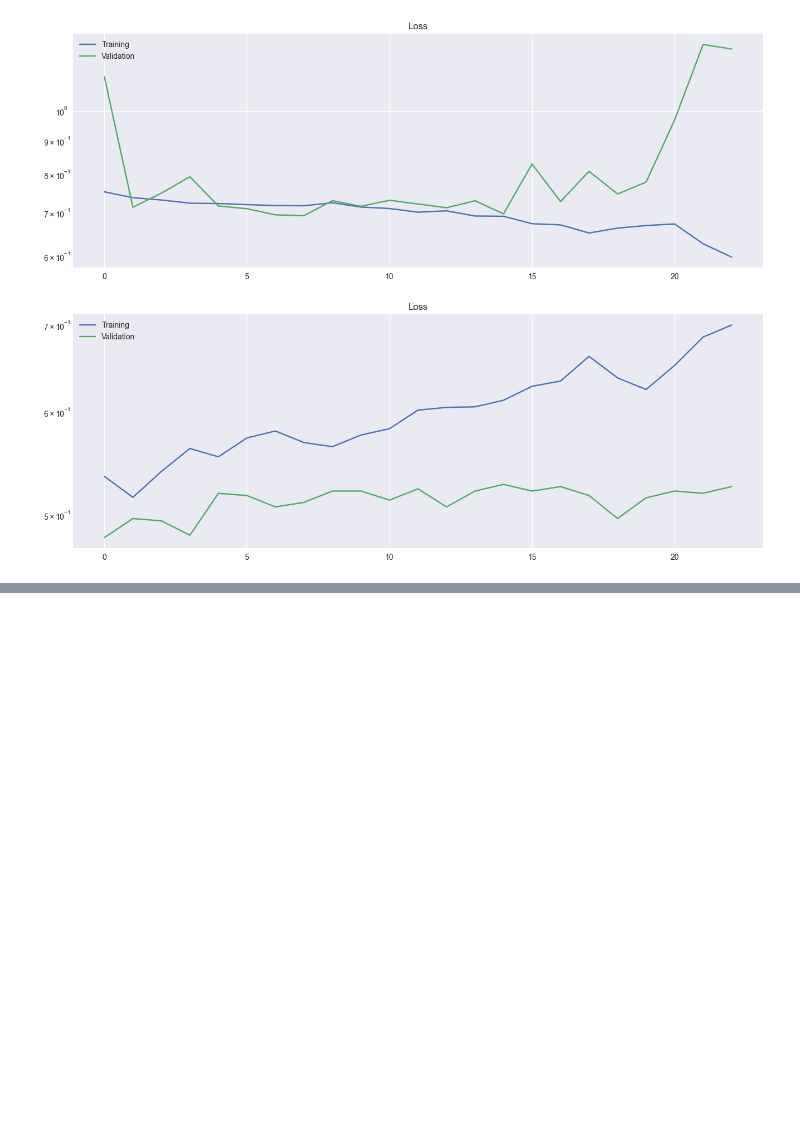
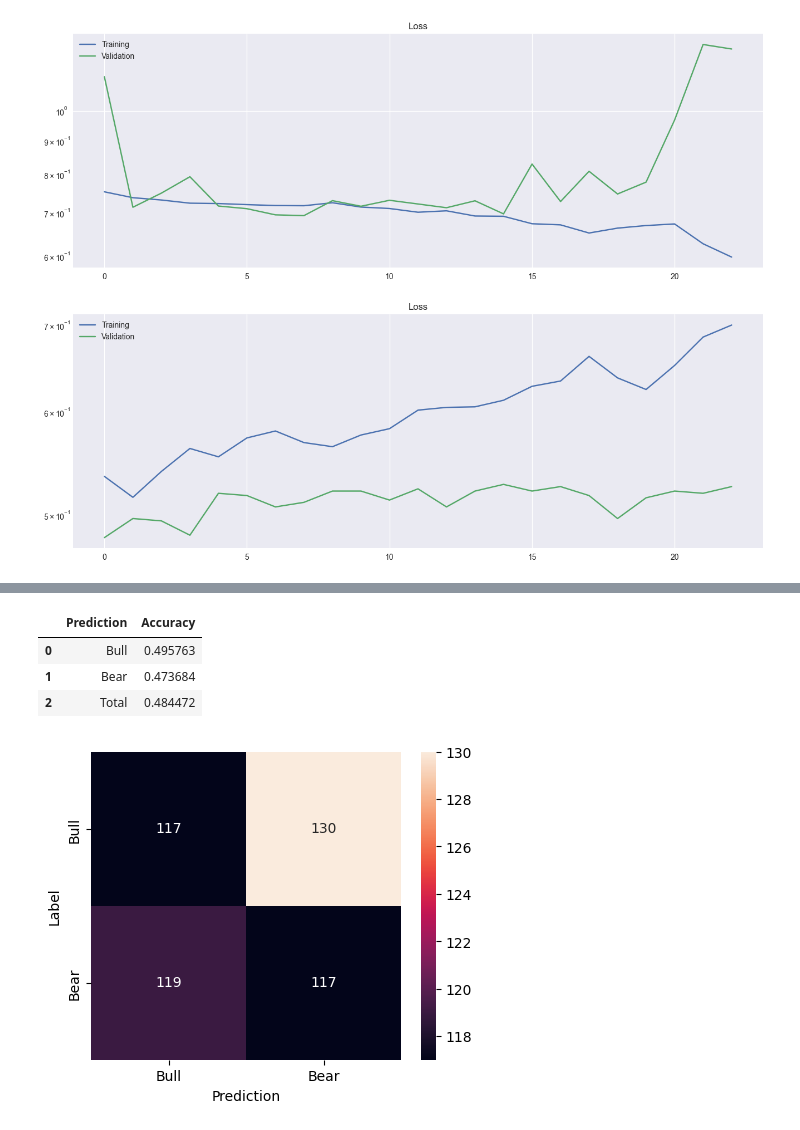
Before and after one commit to yuweichen1008/stock_analysis, a Jupyter notebook: Notebooks/InceptionTime.ipynb, the cells around one changed output, grey strips where cells are left out. Drawn from its saved outputs; the diff is of its cells as text; code cells hidden in the pictures; blank space fills up the shorter version.

Commit message:
add evaluate model result on tsla

```diff
--- a/Notebooks/InceptionTime.ipynb
+++ b/Notebooks/InceptionTime.ipynb
@@ -438,0 +470,7 @@ axes[1].legend()
+# %%
+from tensorflow import keras
+from tensorflow.keras.utils import to_categorical
+
+MODEL = "best_model_tsla_inceptiontimeplus.hdf5"
+
+model = keras.models.load_model(MODEL)
@@ -438,0 +523,40 @@ axes[1].legend()
+# %%
+x_test, y_test = x_val, y_val
+
+model.evaluate(x_test, to_categorical(y_test))
+
+# Draw confusion matrix
+from tensorflow.math import argmax, confusion_matrix
+
+y_pred_prob = model.predict(x_test)
+y_pred = argmax(y_pred_prob, axis=-1)
+cm = confusion_matrix(y_test, y_pred, num_classes=len(CLASSES)).numpy()
+
+
+import matplotlib.pyplot as plt
+import seaborn as sns
+
+plt.figure(figsize=(5, 4))
+sns.heatmap(cm, xticklabels=CLASSES, yticklabels=CLASSES, annot=True, fmt='g')
+plt.xlabel("Prediction")
+plt.ylabel("Label")
+
+
+n_bull_pred = cm[LABEL_BULL, LABEL_BULL] + cm[LABEL_BEAR, LABEL_BULL]
+n_bull_true_pos = cm[LABEL_BULL, LABEL_BULL]
+bull_accuracy = n_bull_true_pos / n_bull_pred if n_bull_pred >0 else 0
+
+n_bear_pred = cm[LABEL_BULL, LABEL_BEAR] + cm[LABEL_BEAR, LABEL_BEAR]
+n_bear_true_pos = cm[LABEL_BEAR, LABEL_BEAR]
+bear_accuracy = n_bear_true_pos / n_bear_pred if n_bear_pred >0 else 0
+
+n_total_pred = n_bull_pred + n_bear_pred
+n_total_true_pos = n_bull_true_pos + n_bear_true_pos
+total_accuracy = n_total_true_pos / n_total_pred if n_total_pred > 0 else 0
+
+pd.DataFrame([
+    {"Prediction": "Bull", "Accuracy": bull_accuracy},
+    {"Prediction": "Bear", "Accuracy": bear_accuracy},
+    {"Prediction": "Total", "Accuracy": total_accuracy}
+])
+# %% [output]
@@ -438,0 +566,5 @@ axes[1].legend()
+|  | Prediction | Accuracy |
+| 0 | Bull | 0.495763 |
+| 1 | Bear | 0.473684 |
+| 2 | Total | 0.484472 |
+[figure, added]
```
Also changed, not shown: parts of 21 cells of this notebook.
